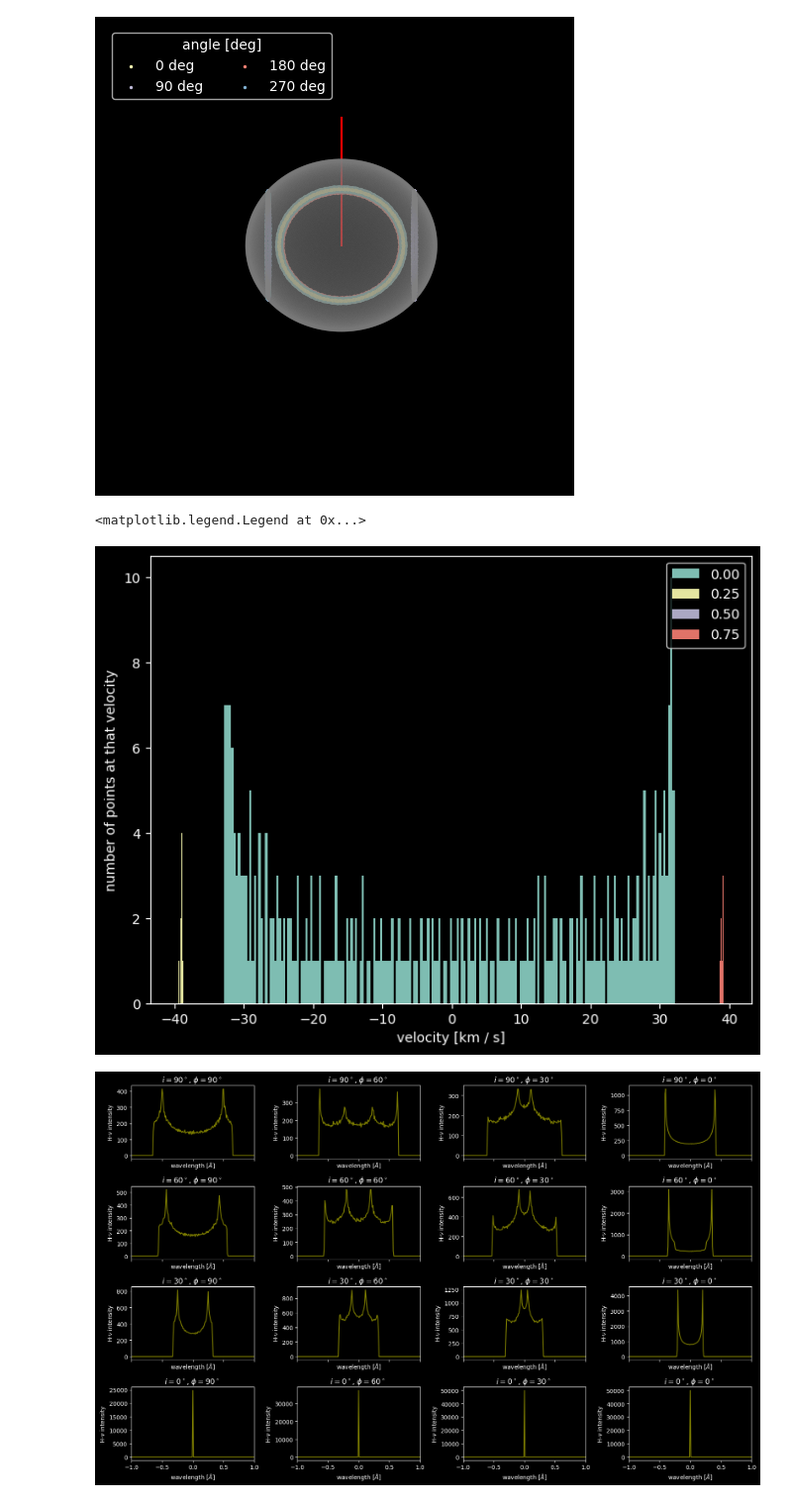
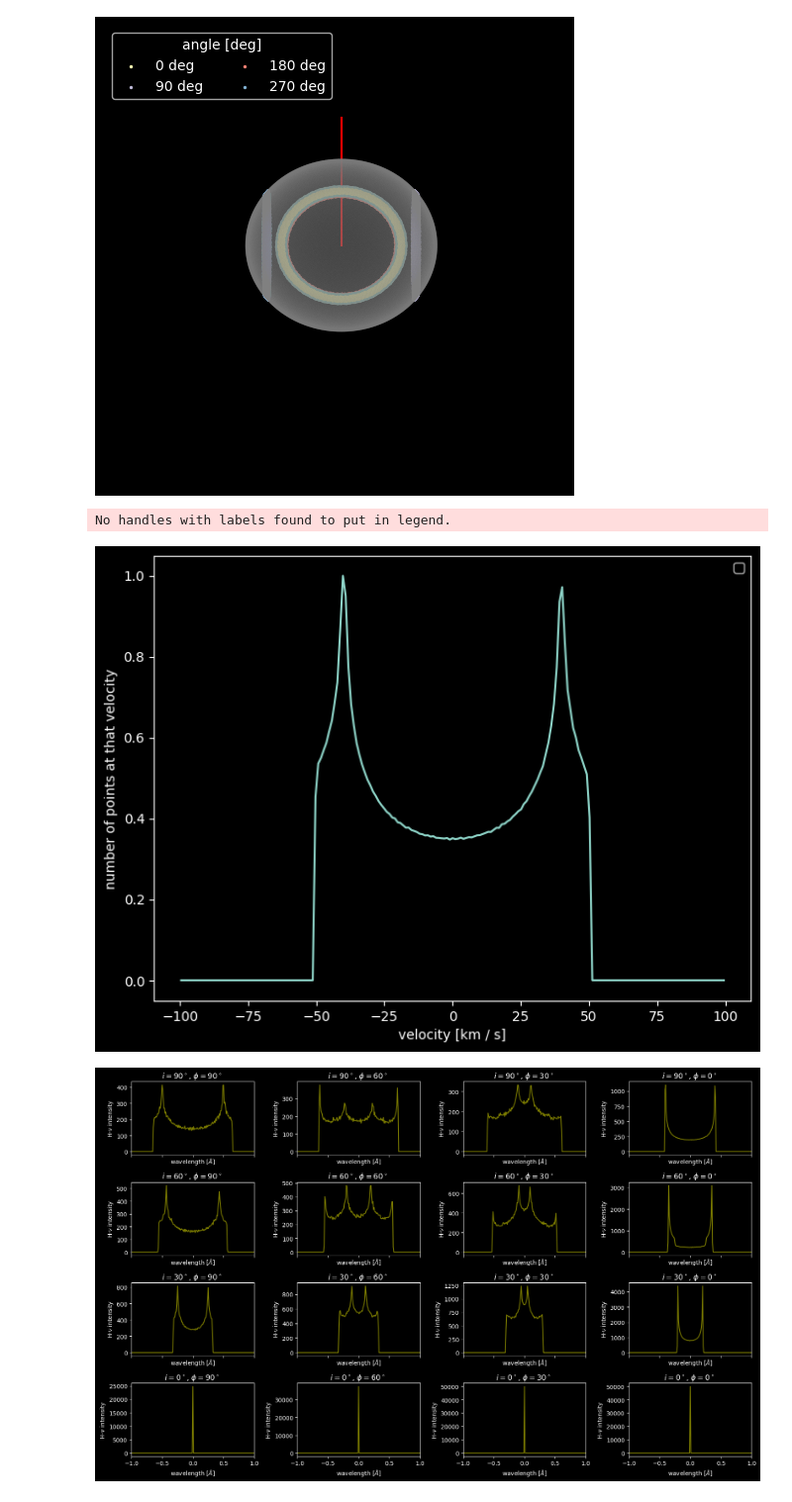
Before and after one commit to ekaterinailin/2023_10_Oblique_Ring, a Jupyter notebook: rotating_oblique_ring_spectral_signatures.ipynb, the cells around one changed output. Shown: that part at 99% size. Drawn from its saved outputs; the diff is of its cells as text; code cells hidden in the pictures.

```diff
--- a/rotating_oblique_ring_spectral_signatures.ipynb
+++ b/rotating_oblique_ring_spectral_signatures.ipynb
@@ -24,13 +25,13 @@ i_rot = np.pi/2 - 90 * np.pi/180
 i_mag = 90 * np.pi/180
 
 # rotation period in days
-P_rot = 0.2
+P_rot = 2 * np.pi
 
 # stellar radius in solar radii
-Rstar = .2
+Rstar = 1.
 
 # upper latitude of ring around magnetic axis in radians
-PHI_max = 51 * np.pi/180
+PHI_max = 54 * np.pi/180
 
 # lower latitude of ring around magnetic axis in radians
 PHI_min = 50 * np.pi/180
@@ -106,34 +107,52 @@ ax.legend(title='angle [deg]', loc='upper left', ncol=2)
 # let axes disappear
 ax.set_axis_off()
 # %% [output]
-[figure, old version]
+[figure, new version]
 # %%
 # angular velocity in rad/d
 omega = 2 * np.pi / P_rot
 
 # make small angle in rad
 dalpha = 1 * np.pi/180
 
 fig, ax = plt.subplots(1, 1, figsize=(8,6))
 
+bins = np.linspace(-100,100,200)
+binmids = (bins[1:] + bins[:-1])/2
+
+alpha= 50 / 180 * np.pi
+
+dxr_visible = []
+
+for alpha in np.linspace(0, 360, 1000) / 180 * np.pi:
+
+    dxr_visible.append(calculate_surface_element_velocities(alpha, dalpha, x, y, z, z_rot, omega, Rstar))
+
+dxr_visible = np.concatenate(dxr_visible)
+
+hist, bins = np.histogram(dxr_visible, bins=bins, density=False)
+
+histerr = np.sqrt(hist) / np.max(hist)
+
+hist = hist / np.max(hist)
 
 
-
-for alpha in angles:
-
-    dxr_visible = calculate_surface_element_velocities(alpha, dalpha, x, y, z, z_rot, omega, Rstar)
-
-    # make a histogram of the derivative of xr
-    ax.hist(dxr_visible, bins=200, density=False, alpha=.9,
-            histtype="stepfilled",  label=f"{alpha/2/np.pi:.2f}");
+# make a histogram of the derivative of xr
+ax.plot(binmids, hist);
 
 
 ax.set_xlabel('velocity [km / s]')
 ax.set_ylabel('number of points at that velocity')
 ax.legend()
+
+
+# write binmids and hist to file as v_radial_km_s vs intensity after converting to Dataframe
+df = pd.DataFrame({'v_radial_km_s': binmids, 'intensity': hist, 'intensity_err': histerr})
+
+df.to_csv('rotating_oblique_ring_spectral_signatures.csv', index=False)
 # %% [output]
-<matplotlib.legend.Legend at 0x...>
+No handles with labels found to put in legend.
-[figure, old version]
+[figure, new version]
 # %%
 
 
```
Also changed, not shown: parts of 1 cell of this notebook, 2 other files.
